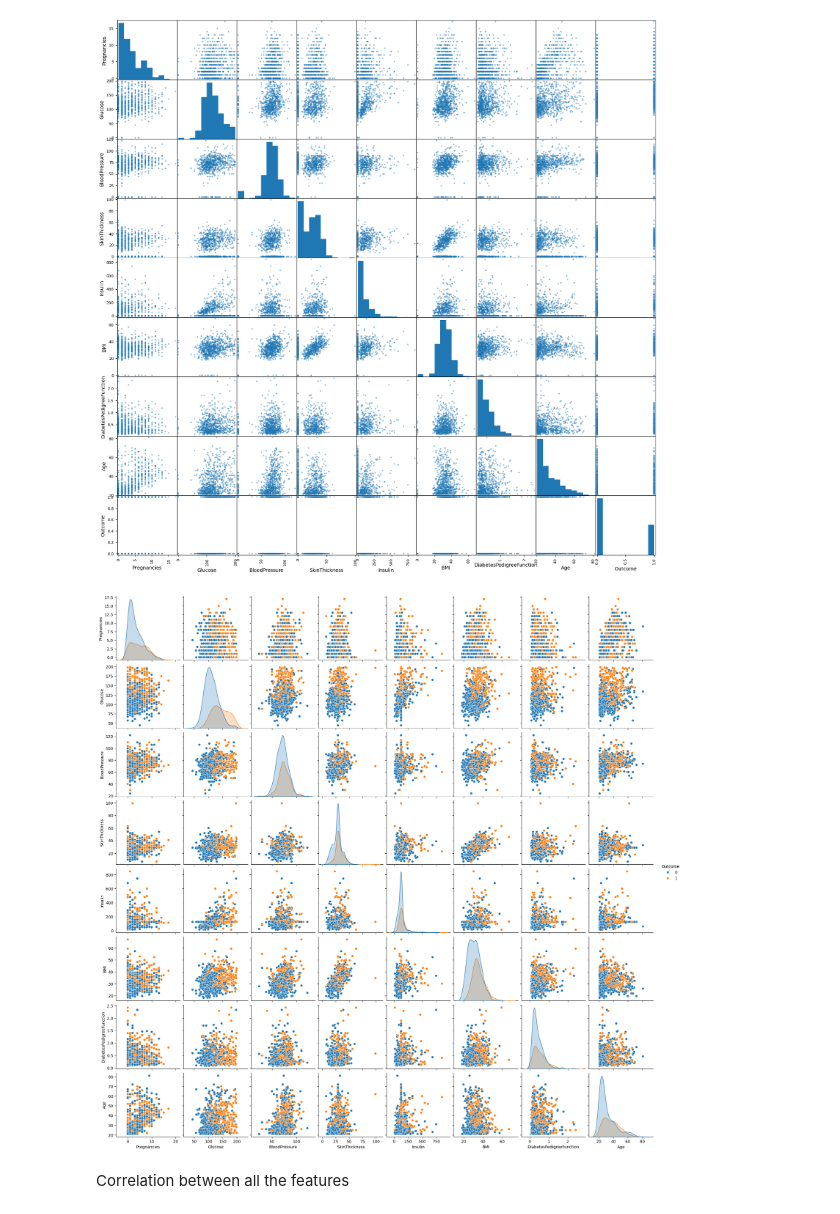
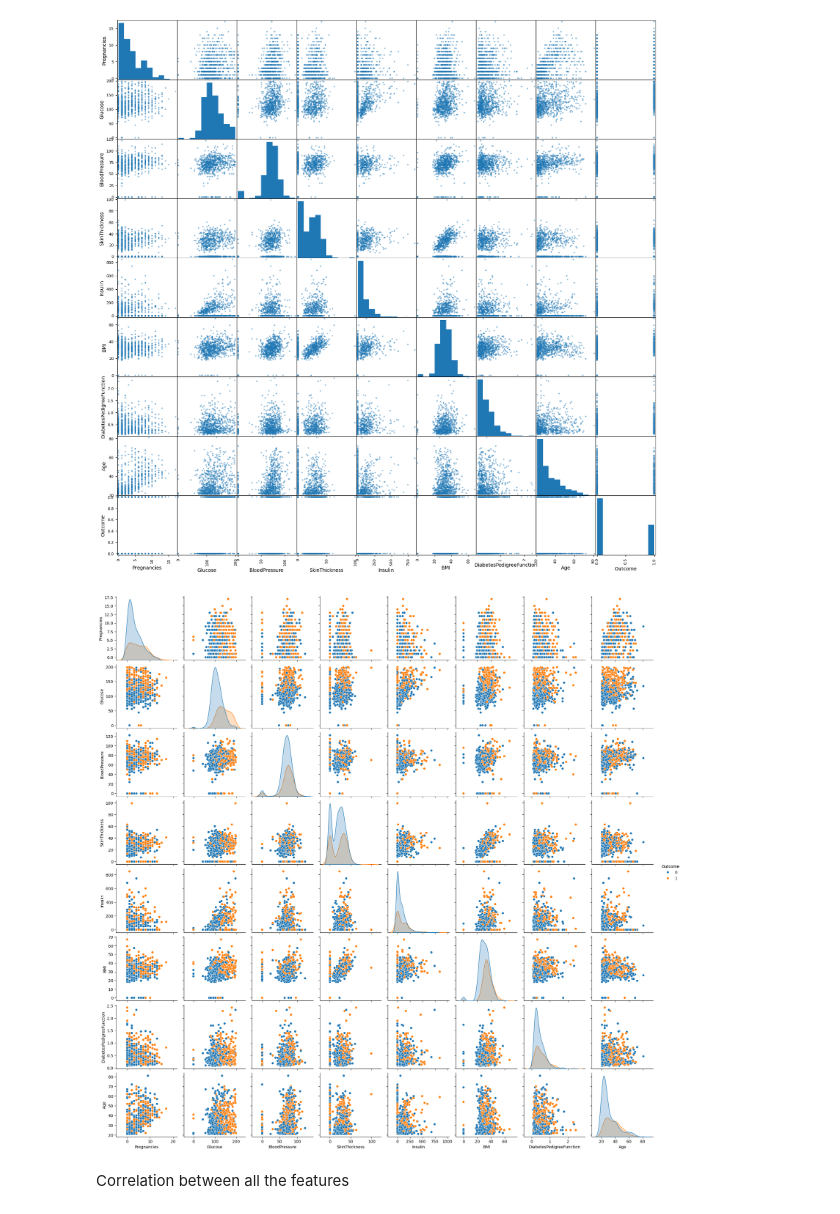
Before and after one commit to tejka8/diabetes_VNP, a Jupyter notebook: Diabetes.ipynb, the cells around one changed output. Cells and saved outputs as stored; diff of their text form; code cells hidden in the pictures.

```diff
--- a/Diabetes.ipynb
+++ b/Diabetes.ipynb
@@ -6,7 +6,7 @@ import seaborn as sns
 import missingno as msno
 from pandas.plotting import scatter_matrix
 # %%
-df = pd.read_csv("./Dataset1/diabetes.csv")
+df = pd.read_csv(r"C:\Users\Lenovo\OneDrive\Desktop\diabetes_napreden\diabetes.csv")
 df
 # %% [output]
 |  | Pregnancies | Glucose | BloodPressure | SkinThickness | Insulin | BMI | DiabetesPedigreeFunction | Age | ... |
@@ -118,9 +102,9 @@ p = scatter_matrix(df,figsize=(20,20))
 # %% [output]
 [figure]
 # %%
-p = sns.pairplot(df_copy,hue='Outcome')
+p = sns.pairplot(df,hue='Outcome')
 # %% [output]
-[figure, old version]
+[figure, new version]
 # %% [markdown]
 Correlation between all the features
 # %%
```
Also changed, not shown: parts of 7 cells of this notebook.
